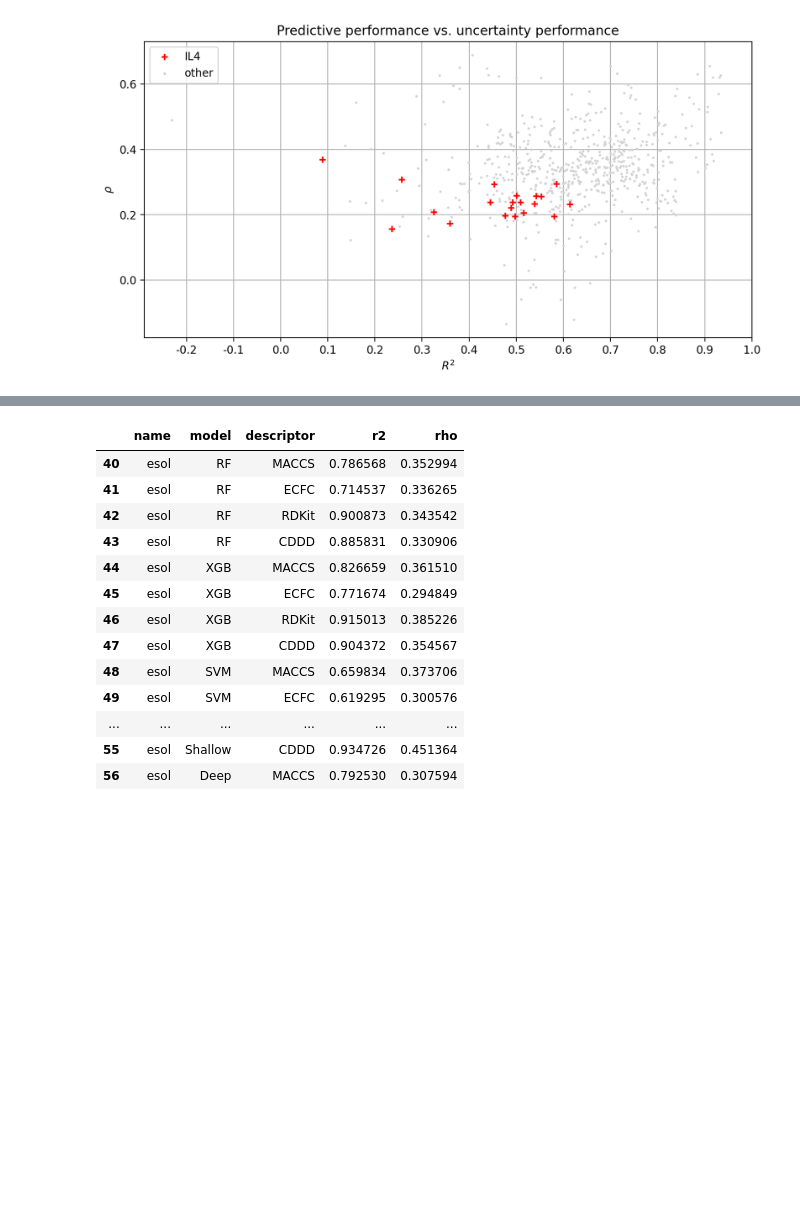
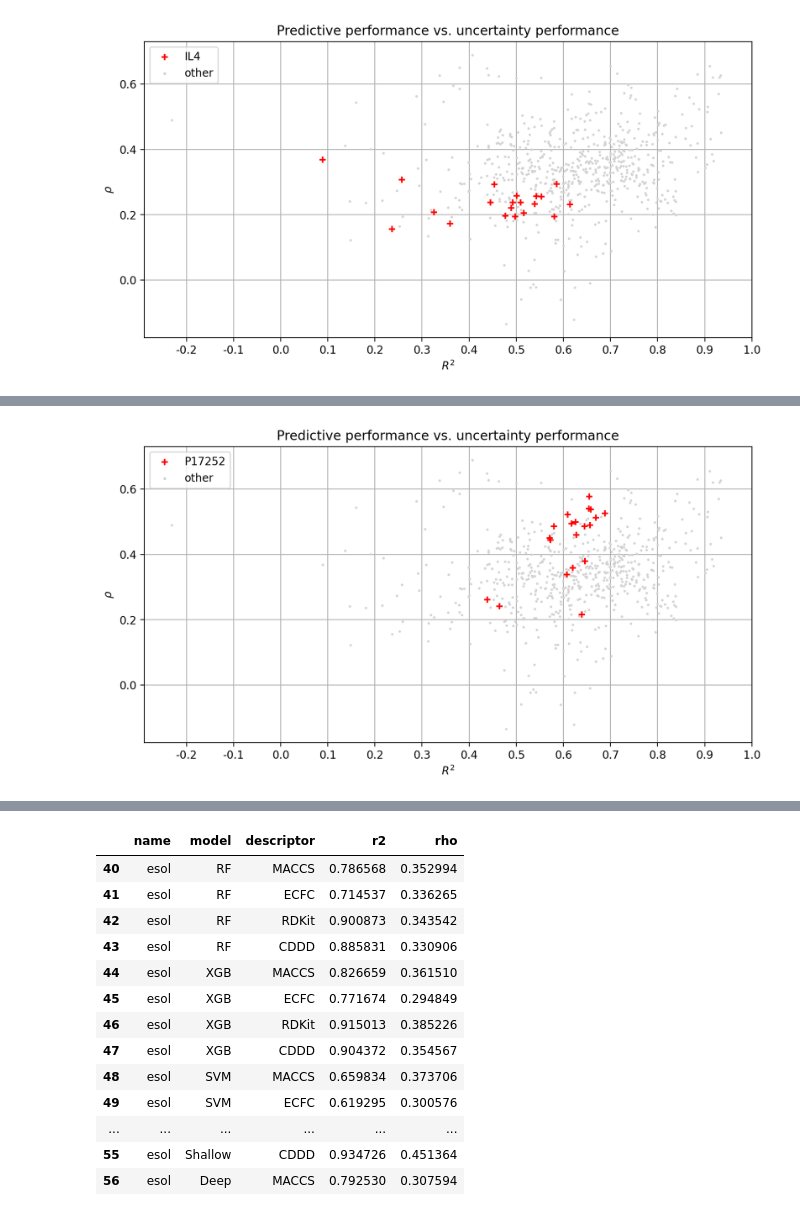
Before and after one commit to ThomasDutschmann/ensemble_uncertainties, a Jupyter notebook: publication/notebooks/results_analysis/complete_ensemble_performances/predictive_vs_uncertainty.ipynb, the cells around one changed output, grey strips where cells are left out. Cells and saved outputs as stored; diff of their text form; code cells hidden in the pictures; blank space fills up the shorter version.

```diff
--- a/publication/notebooks/results_analysis/complete_ensemble_performances/predictive_vs_uncertainty.ipynb
+++ b/publication/notebooks/results_analysis/complete_ensemble_performances/predictive_vs_uncertainty.ipynb
@@ -404,0 +427,22 @@ plt.show()
+# %%
+selected_dataset = 'P17252'
+selected_dataset_name = selected_dataset
+
+plt.figure(figsize=(10, 5))
+plt.grid(zorder=1000)
+for i, name in enumerate(dataset_names):
+    name_subset = complete_overview[complete_overview['name'] == name]
+    if name == selected_dataset:
+        plt.scatter(name_subset['r2'], name_subset['rho'], s=30, zorder=101, color='red', marker='+', label=selected_dataset_name)
+    else:
+        plt.scatter(name_subset['r2'], name_subset['rho'], s=1.5, zorder=100, color='lightgrey')
+plt.scatter([], [], s=2.5, zorder=100, color='lightgrey', label='other')
+plt.xlabel(r'$R^2$')
+plt.xticks(np.arange(-.2, 1.1, .1), [f'{val:.1f}' for val in np.arange(-.2, 1.1, .1)])
+plt.ylabel(r'$\rho$')
+plt.title('Predictive performance vs. uncertainty performance')
+plt.legend()
+#plt.savefig(PLOT_FOLDER+'overview_P16581.pdf', bbox_inches='tight', pad_inches=0.01)
+plt.show()
+# %% [output]
+[figure, added]
```
Also changed, not shown: parts of 5 cells of this notebook, 4 other files.
